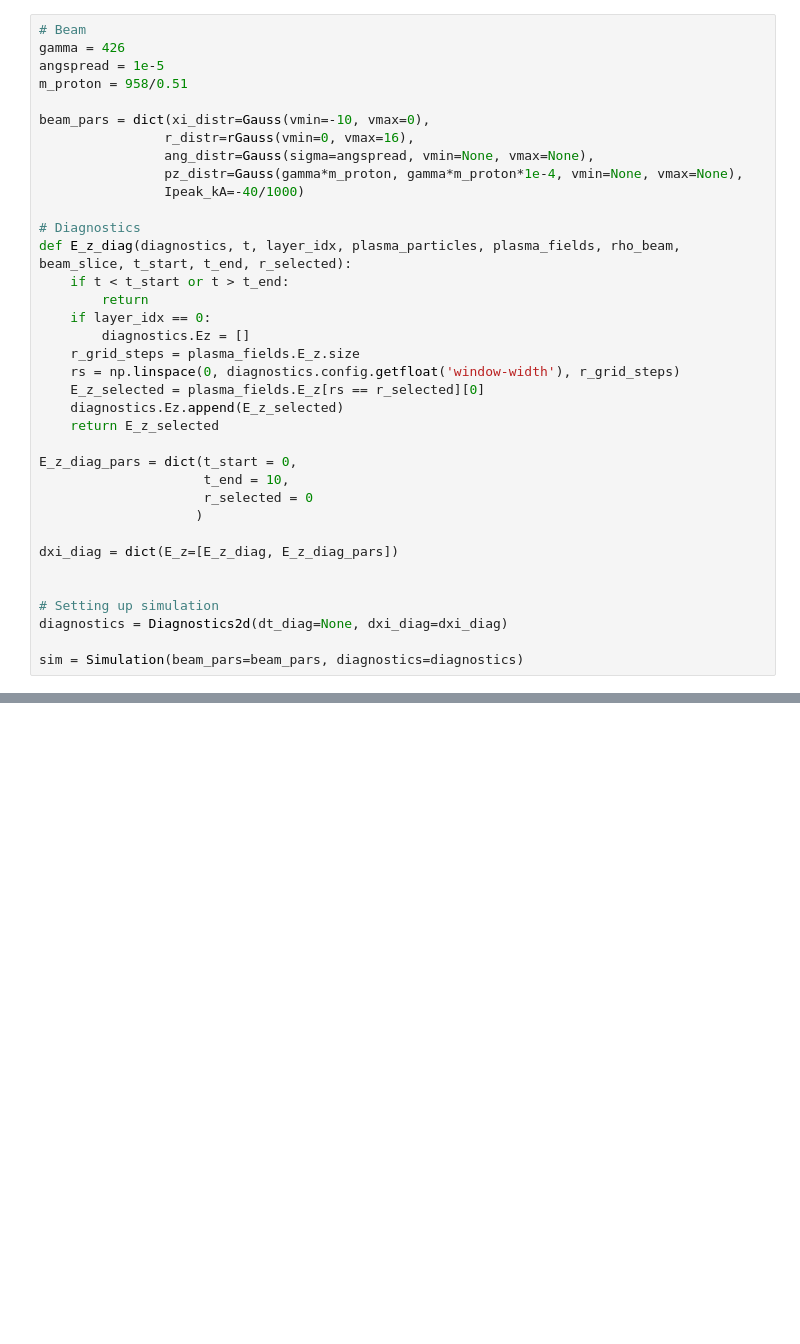
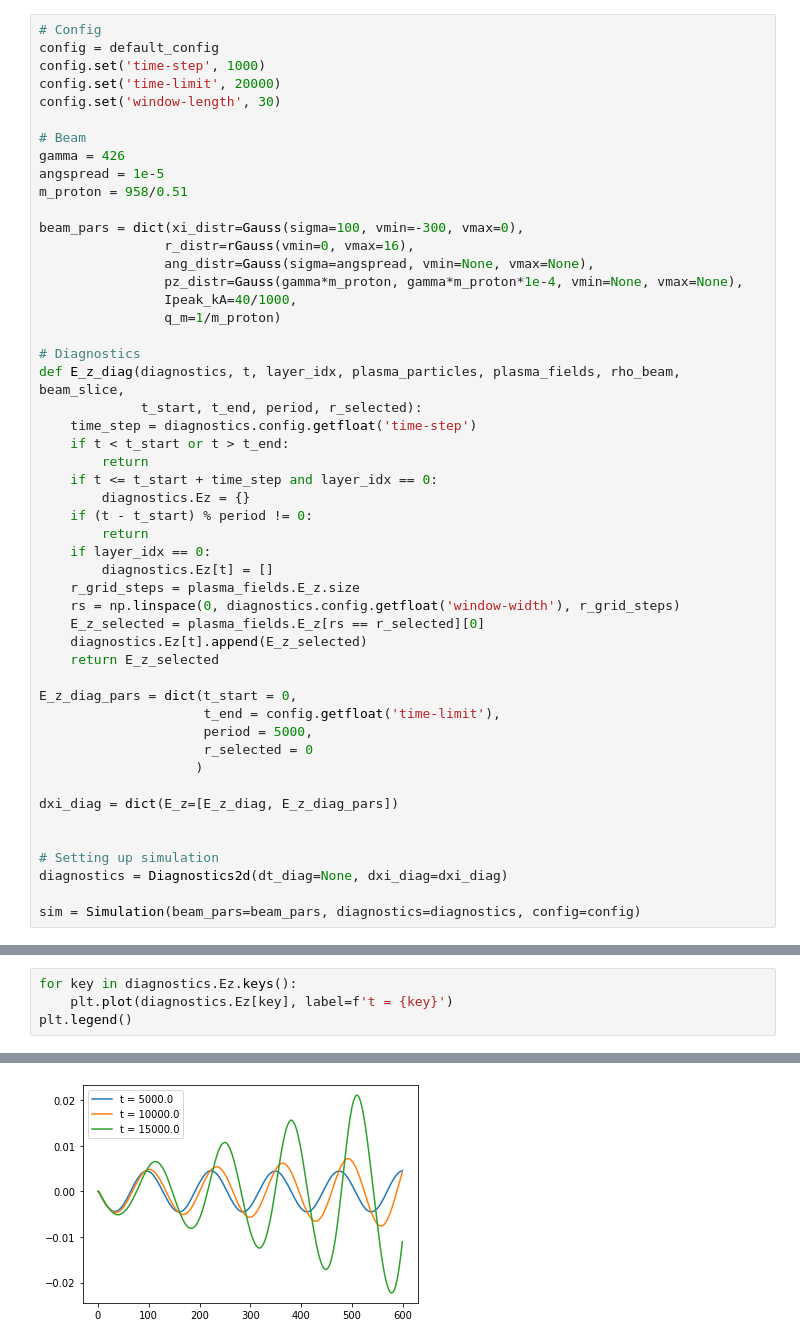
Before and after one commit to lcodePy-team/lcodePy, a Jupyter notebook: diag-test.ipynb, the cells around one changed output, grey strips where cells are left out. Drawn from its saved outputs; the diff is of its cells as text; blank space fills up the shorter version.

Commit message:
added period parameter to diagnostics and fixed the issue with the plasma initialization

```diff
--- a/diag-test.ipynb
+++ b/diag-test.ipynb
@@ -6,29 +7,43 @@ import numpy as np
 # %%
+# Config
+config = default_config
+config.set('time-step', 1000)
+config.set('time-limit', 20000)
+config.set('window-length', 30)
+
 # Beam
 gamma = 426
 angspread = 1e-5
 m_proton = 958/0.51
 
-beam_pars = dict(xi_distr=Gauss(vmin=-10, vmax=0),
+beam_pars = dict(xi_distr=Gauss(sigma=100, vmin=-300, vmax=0),
                 r_distr=rGauss(vmin=0, vmax=16),
                 ang_distr=Gauss(sigma=angspread, vmin=None, vmax=None),
                 pz_distr=Gauss(gamma*m_proton, gamma*m_proton*1e-4, vmin=None, vmax=None),
-                Ipeak_kA=-40/1000)
+                Ipeak_kA=40/1000,
+                q_m=1/m_proton)
 
 # Diagnostics
-def E_z_diag(diagnostics, t, layer_idx, plasma_particles, plasma_fields, rho_beam, beam_slice, t_start, t_end, r_selected):
+def E_z_diag(diagnostics, t, layer_idx, plasma_particles, plasma_fields, rho_beam, beam_slice,
+             t_start, t_end, period, r_selected):
+    time_step = diagnostics.config.getfloat('time-step')
     if t < t_start or t > t_end:
         return
+    if t <= t_start + time_step and layer_idx == 0:
+        diagnostics.Ez = {}
+    if (t - t_start) % period != 0:
+        return
     if layer_idx == 0:
-        diagnostics.Ez = []
+        diagnostics.Ez[t] = []
     r_grid_steps = plasma_fields.E_z.size
     rs = np.linspace(0, diagnostics.config.getfloat('window-width'), r_grid_steps)
     E_z_selected = plasma_fields.E_z[rs == r_selected][0]
-    diagnostics.Ez.append(E_z_selected)
+    diagnostics.Ez[t].append(E_z_selected)
     return E_z_selected
 
 E_z_diag_pars = dict(t_start = 0,
-                     t_end = 10,
+                     t_end = config.getfloat('time-limit'),
+                     period = 5000,
                      r_selected = 0
                     )
 
@@ -38,5 +53,5 @@ dxi_diag = dict(E_z=[E_z_diag, E_z_diag_pars])
 # Setting up simulation
 diagnostics = Diagnostics2d(dt_diag=None, dxi_diag=dxi_diag)
 
-sim = Simulation(beam_pars=beam_pars, diagnostics=diagnostics)
+sim = Simulation(beam_pars=beam_pars, diagnostics=diagnostics, config=config)
 # %%
@@ -52,0 +62,5 @@ plt.plot(diagnostics.Ez)
+# %%
+for key in diagnostics.Ez.keys():
+    plt.plot(diagnostics.Ez[key], label=f't = {key}')
+plt.legend()
+# %% [output]
@@ -52,0 +68 @@ plt.plot(diagnostics.Ez)
+[figure, added]
```
Also changed, not shown: parts of 6 cells of this notebook, 3 other files.
